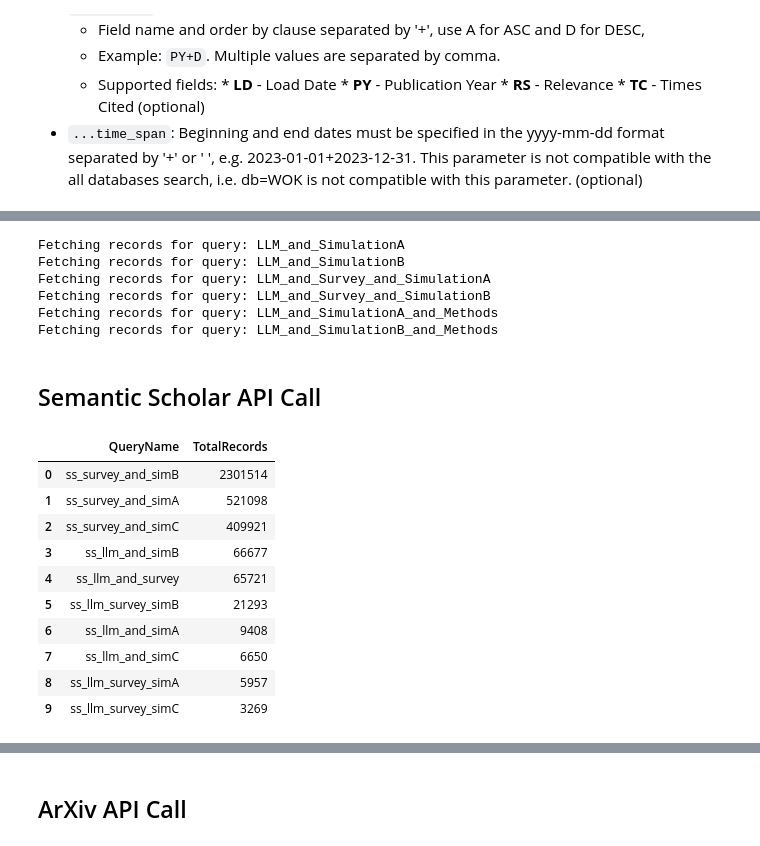
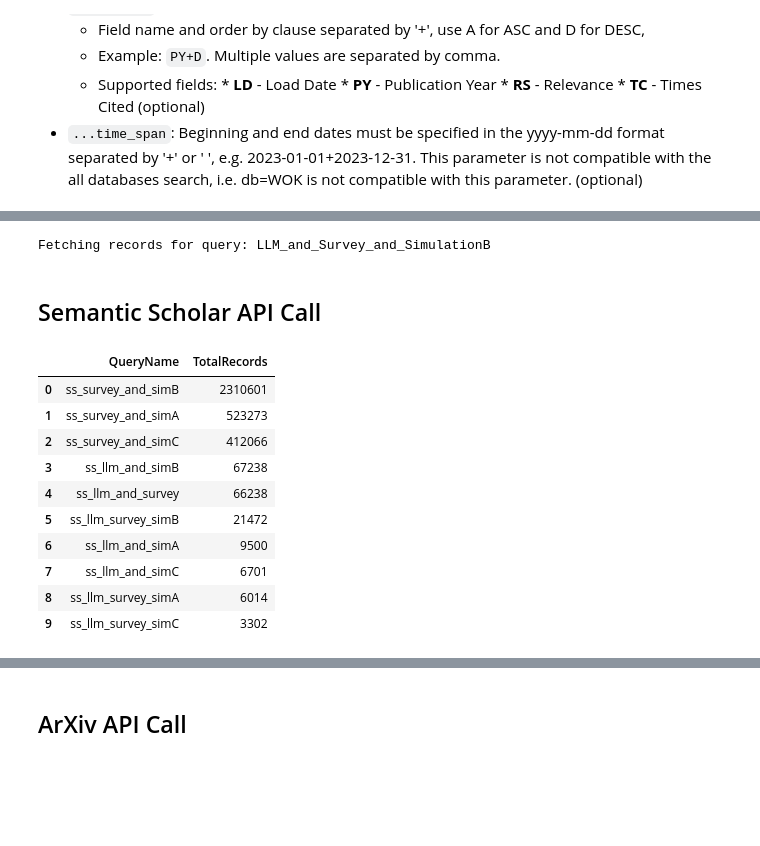
Before and after one commit to haoting-chan/AIRESIL, a Jupyter notebook: Database_extraction.ipynb, the cells around one changed output, grey strips where cells are left out. Saved outputs shown, nothing was run; the diff lists cells and outputs as text; code cells hidden in the pictures; blank space fills up the shorter version.

```diff
--- a/Database_extraction.ipynb
+++ b/Database_extraction.ipynb
@@ -169,7 +164,7 @@ def wos_query_totals(wos_queries: dict) -> pd.DataFrame:
 # Define search terms
 
 # 1. LLM Block
-LLM_Block = 'TS=("large language model*" OR "Large Language Models" OR "foundation model*" OR LLM OR LLMs OR GPT OR LLaMA* OR Mistral OR Mixtral OR Claude* OR Gemini OR PaLM OR Qwen OR DeepSeek OR "Falcon 180B" OR "Phi-3")'
+LLM_Block = 'TS=("large language model*" OR "foundation model*" OR LLM OR LLMs OR GPT OR LLaMA* OR Mistral OR Mixtral OR Claude* OR Gemini OR PaLM OR Qwen OR DeepSeek OR "Falcon 180B" OR "Phi-3")'
 
 # 2. Survey Block
 Survey_Block = 'TS=(survey* OR "survey data" OR "survey response*" OR questionnaire* OR question* OR "opinion poll*" OR "public opinion*" OR attitude* OR value* OR norm* OR moral* OR "feeling thermometer*" OR "open-ended" OR "open ended" OR nonresponse OR "non-response" OR respondent* OR participant* OR interview* OR "self-report*" OR "data collection")'
@@ -205,15 +200,6 @@ LLMSurvey_or_LLMSimulationC = f'({LLM_and_Survey}) OR ({LLM_and_SimulationC})'
 Survey_and_SimulationA = f'{Survey_Block} AND {Simulation_BlockA}'
 Survey_and_SimulationB = f'{Survey_Block} AND {Simulation_BlockB}'
 Survey_and_SimulationC = f'{Survey_Block} AND {Simulation_BlockC}'
-
-Simulation_BlockD = 'TS=((simulat* OR emulat* OR predict* OR imput* OR "synthetic data" OR "missing data" OR nonresponse OR "non-response" OR "item nonresponse" OR "unit nonresponse" OR "synthetic respondent*" OR "synthetic participant*" OR "artificial respondent*" OR "artificial participant*" OR "virtual respondent*" OR "virtual participant*" OR persona* OR "role play*" OR "as a respondent" OR "LLM as respondent" OR "model as respondent" OR proxy OR surrogate OR "stand-in" OR "stand in" OR replac* OR substitut* OR represent* OR fidelit* OR faithful* OR doppelg* OR "Synthetic Voice*" OR "representing people" OR "LLM-generated persona*" OR "LLM generated persona*") NEAR/5 (survey* OR questionnaire* OR respondent* OR response* OR interview* OR "self-report*" OR "data collection" OR opinion* OR poll* OR attitude* OR value* OR norm* OR "public opinion*"))'
-
-Simulation_BlockE = 'TS=(simulat* OR emulat* OR predict* OR imput* OR "synthetic data" OR "missing data" OR nonresponse OR "non-response" OR "item nonresponse" OR "unit nonresponse" OR "synthetic respondent*" OR "synthetic participant*" OR "artificial respondent*" OR "artificial participant*" OR "virtual respondent*" OR "virtual participant*" OR persona* OR "role play*" OR "as a respondent" OR "LLM as respondent" OR "model as respondent" OR proxy OR surrogate OR "stand-in" OR "stand in" OR replac* OR substitut* OR represent* OR fidelit* OR faithful* OR doppelg* OR "Synthetic Voice*" OR "representing people" OR "LLM-generated persona*" OR "LLM generated persona*")'
-
-LLM_and_SimulationD = f'{LLM_Block} AND {Simulation_BlockD}'
-LLM_and_SimulationE = f'{LLM_Block} AND {Simulation_BlockE}'
-LLM_and_Survey_and_SimulationD = f'{LLM_Block} AND {Survey_Block} AND {Simulation_BlockB}'
-LLM_and_Survey_and_SimulationE = f'{LLM_Block} AND {Survey_Block} AND {Simulation_BlockE}'
 # %%
 # DEFINE Set of Queries
 wos_queries = {
@@ -241,12 +227,12 @@ wos_queries = {
 }
 
 wos_queries_subset = {
-    "LLM_and_SimulationA": LLM_and_SimulationA,
-    "LLM_and_SimulationB": LLM_and_SimulationB,
-    "LLM_and_Survey_and_SimulationA": LLM_and_Survey_and_SimulationA,
+    #"LLM_and_SimulationA": LLM_and_SimulationA,
+    #"LLM_and_SimulationB": LLM_and_SimulationB,
+    #"LLM_and_Survey_and_SimulationA": LLM_and_Survey_and_SimulationA,
     "LLM_and_Survey_and_SimulationB": LLM_and_Survey_and_SimulationB,
-    "LLM_and_SimulationA_and_Methods": LLM_and_SimulationA_and_Methods,
-    "LLM_and_SimulationB_and_Methods": LLM_and_SimulationB_and_Methods,
+    #"LLM_and_SimulationA_and_Methods": LLM_and_SimulationA_and_Methods,
+    #"LLM_and_SimulationB_and_Methods": LLM_and_SimulationB_and_Methods,
     #"LLMSurvey or LLMSimulationA": LLMSurvey_or_LLMSimulationA,
     #"LLMSurvey or LLMSimulationB": LLMSurvey_or_LLMSimulationB,
 }
@@ -280,12 +270,7 @@ for query_name, query in wos_queries_subset.items():
     df_results = wos_fetch_all_pages(query)
     dfs_WoS_subset[query_name] = df_results
 # %% [output]
-Fetching records for query: LLM_and_SimulationA
-Fetching records for query: LLM_and_SimulationB
-Fetching records for query: LLM_and_Survey_and_SimulationA
 Fetching records for query: LLM_and_Survey_and_SimulationB
-Fetching records for query: LLM_and_SimulationA_and_Methods
-Fetching records for query: LLM_and_SimulationB_and_Methods
 # %%
 # Define Functions to clean and normalize WoS DataFrames
 def authors_from_names(names_obj):
@@ -449,13 +389,0 @@ query_blocks = {
-# %%
-### RUN SEARCHES AND STORE RESULTS
-
-dfs = {}
-for label, query in query_blocks.items():
-    print(f"Fetching results for: {label}")
-    df = fetch_results(query, max_results=100, page_size=100)
-    dfs[label] = df
-    print(f"Found {len(df)} results for {label}")
-
-df_sim_survey = dfs["Simulation Block + Survey Block"]
-df_llm_survey = dfs["LLM Block + Survey Block"]
-df_all_blocks = dfs["All Blocks"]
@@ -468,6 +397,6 @@ from dotenv import load_dotenv
 # %%
 # Define Search Parameters
-FIELDS_SS = ["paperId", "title", "year", "authors", "abstract", "url", "citationCount", "externalIds"]
+FIELDS_SS = ["paperId", "title", "year", "authors", "abstract", "url", "citationCount", "externalIds", "publicationTypes"]
 YEAR_FILTER = "2020-"
 BULK_SORT = "citationCount:desc"
 MAX_PAPERS_PER_GROUP = 1000
@@ -598,16 +527,17 @@ QUERY_GROUPS = {
 }
 # %%
 # Run: Get Max Total records
-ss_query_totals(QUERY_GROUPS)
+df_SS_totals = ss_query_totals(QUERY_GROUPS)
+df_SS_totals
 # %% [output]
 |  | QueryName | TotalRecords |
-| 0 | ss_survey_and_simB | 2301514 |
-| 1 | ss_survey_and_simA | 521098 |
-| 2 | ss_survey_and_simC | 409921 |
-| 3 | ss_llm_and_simB | 66677 |
-| 4 | ss_llm_and_survey | 65721 |
-| 5 | ss_llm_survey_simB | 21293 |
-| 6 | ss_llm_and_simA | 9408 |
-| 7 | ss_llm_and_simC | 6650 |
-| 8 | ss_llm_survey_simA | 5957 |
-| 9 | ss_llm_survey_simC | 3269 |
+| 0 | ss_survey_and_simB | 2310601 |
+| 1 | ss_survey_and_simA | 523273 |
+| 2 | ss_survey_and_simC | 412066 |
+| 3 | ss_llm_and_simB | 67238 |
+| 4 | ss_llm_and_survey | 66238 |
+| 5 | ss_llm_survey_simB | 21472 |
+| 6 | ss_llm_and_simA | 9500 |
+| 7 | ss_llm_and_simC | 6701 |
+| 8 | ss_llm_survey_simA | 6014 |
+| 9 | ss_llm_survey_simC | 3302 |
```
Also changed, not shown: parts of 32 cells of this notebook, 1 other file.
